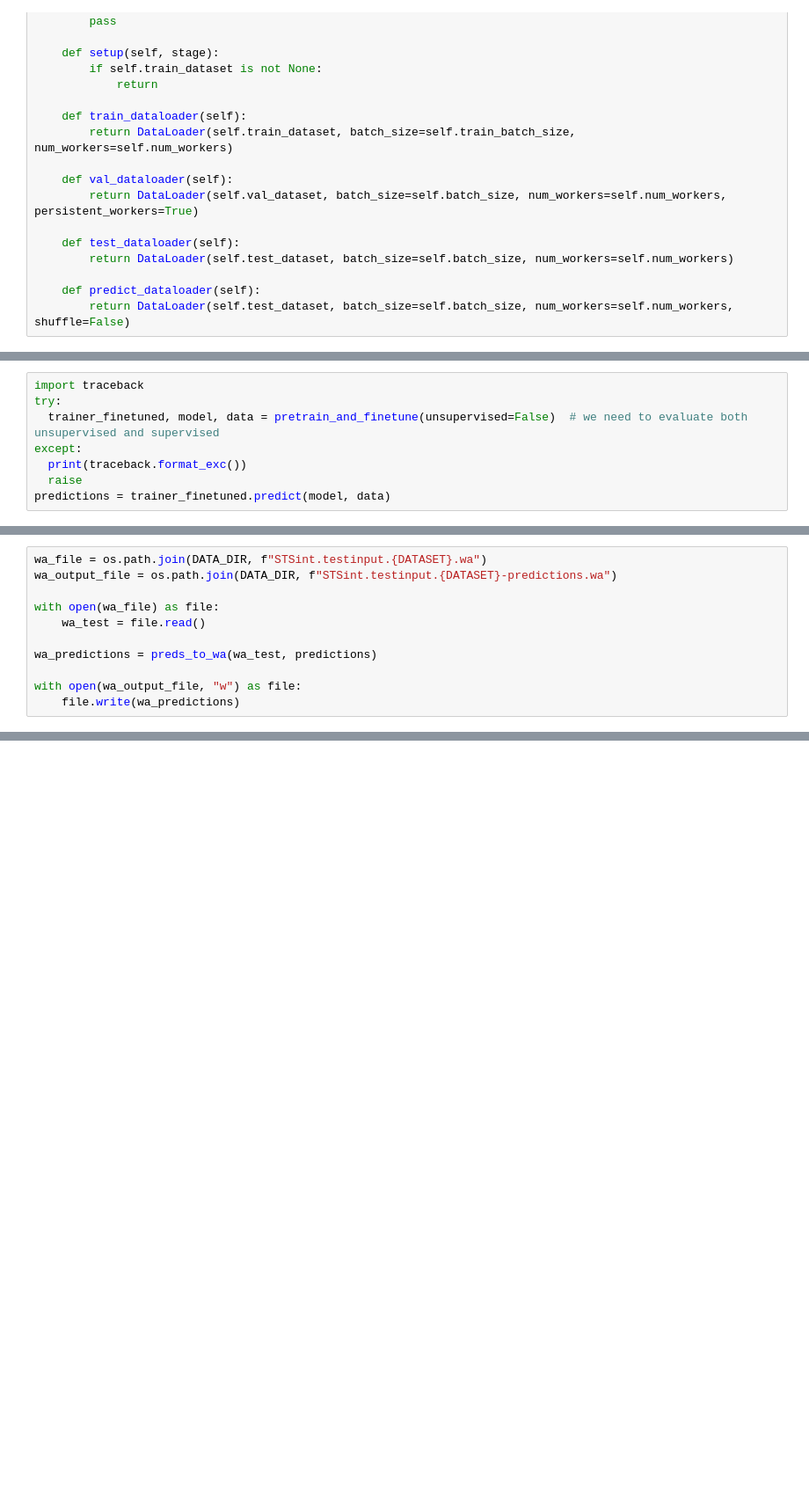
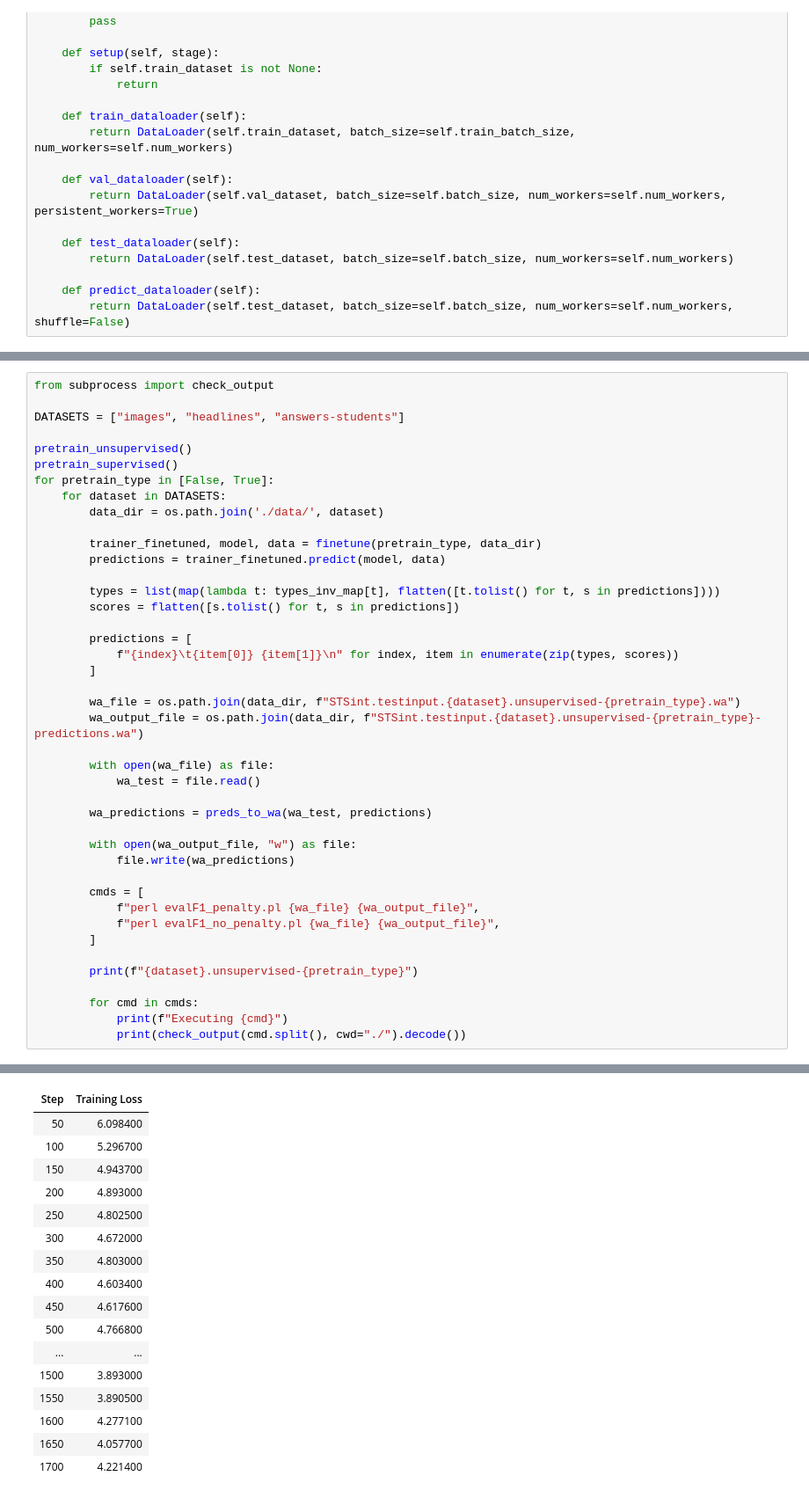
Before and after one commit to BartlomiejOlber/xlnet_ists, a Jupyter notebook: repo/NLP_Proj.ipynb, the cells around one changed output, grey strips where cells are left out. Shown: that part at 88% size. Drawn from its saved outputs; the diff is of its cells as text; blank space fills up the shorter version.

```diff
--- a/repo/NLP_Proj.ipynb
+++ b/repo/NLP_Proj.ipynb
@@ -451,11 +415,3 @@ def pretrain_supervised():
-# %%
-import traceback
-try:
-  trainer_finetuned, model, data = pretrain_and_finetune(unsupervised=False)  # we need to evaluate both unsupervised and supervised
-except:
-  print(traceback.format_exc())
-  raise
-predictions = trainer_finetuned.predict(model, data)
 # %%
 fields_sep = ' // '
 
@@ -496,11 +444,0 @@ predictions = [
-# %%
-wa_file = os.path.join(DATA_DIR, f"STSint.testinput.{DATASET}.wa")
-wa_output_file = os.path.join(DATA_DIR, f"STSint.testinput.{DATASET}-predictions.wa")
-
-with open(wa_file) as file:
-    wa_test = file.read()
-
-wa_predictions = preds_to_wa(wa_test, predictions)
-
-with open(wa_output_file, "w") as file:
-    file.write(wa_predictions)
@@ -517,0 +445,43 @@ for cmd in cmds:
+# %%
+from subprocess import check_output
+
+DATASETS = ["images", "headlines", "answers-students"]
+
+pretrain_unsupervised()
+pretrain_supervised()
+for pretrain_type in [False, True]:
+    for dataset in DATASETS:
+        data_dir = os.path.join('./data/', dataset)
+
+        trainer_finetuned, model, data = finetune(pretrain_type, data_dir)
+        predictions = trainer_finetuned.predict(model, data)
+
+        types = list(map(lambda t: types_inv_map[t], flatten([t.tolist() for t, s in predictions])))
+        scores = flatten([s.tolist() for t, s in predictions])
+
+        predictions = [
+            f"{index}\t{item[0]} {item[1]}\n" for index, item in enumerate(zip(types, scores))
+        ]
+
+        wa_file = os.path.join(data_dir, f"STSint.testinput.{dataset}.unsupervised-{pretrain_type}.wa")
+        wa_output_file = os.path.join(data_dir, f"STSint.testinput.{dataset}.unsupervised-{pretrain_type}-predictions.wa")
+
+        with open(wa_file) as file:
+            wa_test = file.read()
+
+        wa_predictions = preds_to_wa(wa_test, predictions)
+
+        with open(wa_output_file, "w") as file:
+            file.write(wa_predictions)
+
+        cmds = [
+            f"perl evalF1_penalty.pl {wa_file} {wa_output_file}",
+            f"perl evalF1_no_penalty.pl {wa_file} {wa_output_file}",
+        ]
+
+        print(f"{dataset}.unsupervised-{pretrain_type}")
+
+        for cmd in cmds:
+            print(f"Executing {cmd}")
+            print(check_output(cmd.split(), cwd="./").decode())
+# %% [output]
@@ -517,0 +493,17 @@ for cmd in cmds:
+| Step | Training Loss |
+| 50 | 6.098400 |
+| 100 | 5.296700 |
+| 150 | 4.943700 |
+| 200 | 4.893000 |
+| 250 | 4.802500 |
+| 300 | 4.672000 |
+| 350 | 4.803000 |
+| 400 | 4.603400 |
+| 450 | 4.617600 |
+| 500 | 4.766800 |
+| ... | ... |
+| 1500 | 3.893000 |
+| 1550 | 3.890500 |
+| 1600 | 4.277100 |
+| 1650 | 4.057700 |
+| 1700 | 4.221400 |
```
Also changed, not shown: parts of 16 cells of this notebook, 10 other files.
